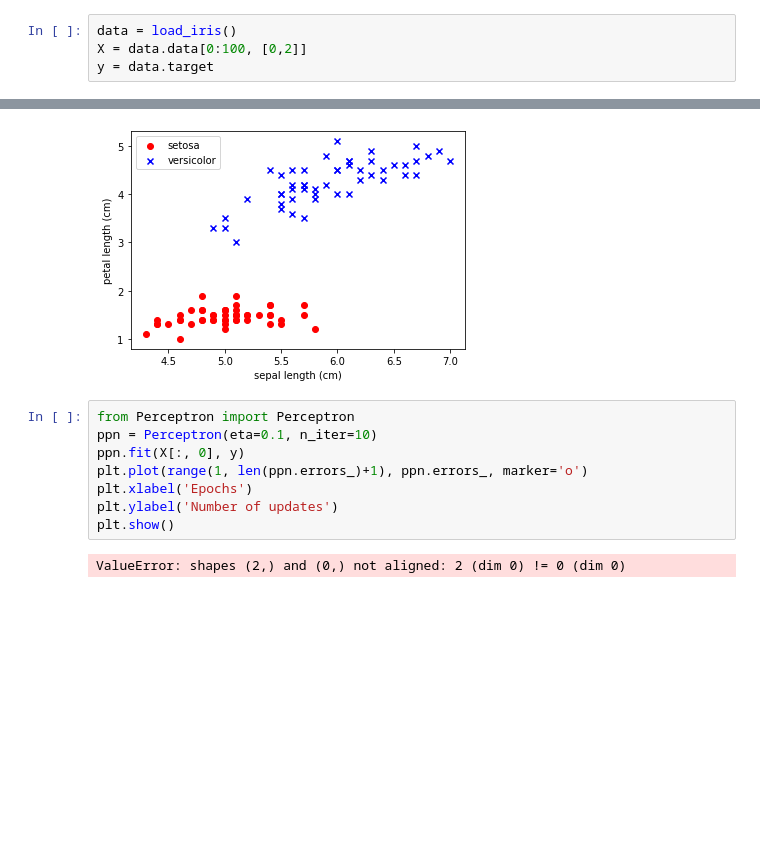
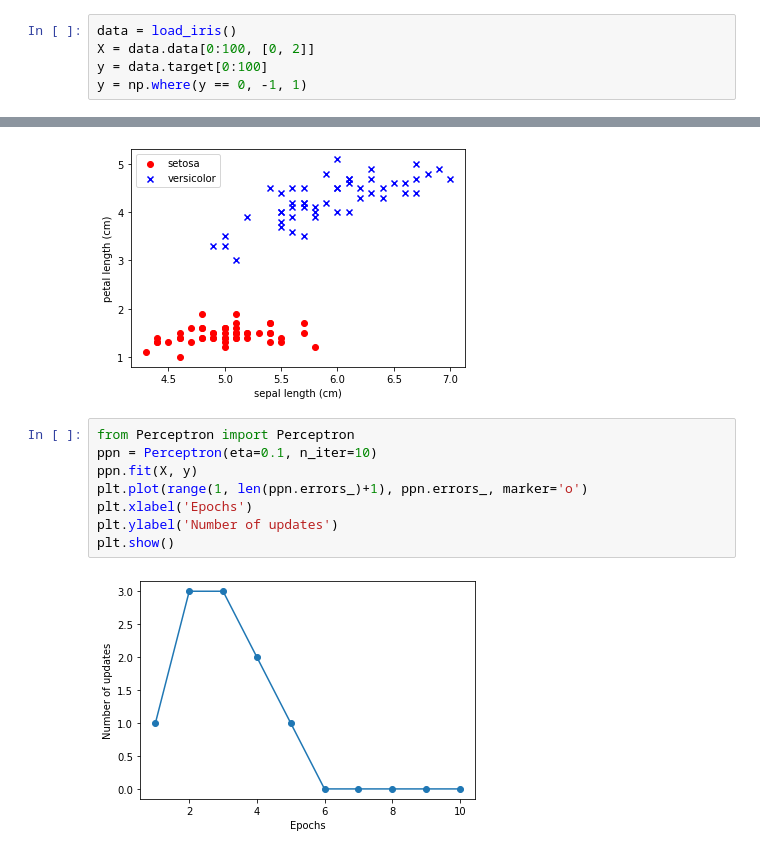
Before and after one commit to ProfFL028/TwilightStruggle, a Jupyter notebook: MachineLearning/PythonMachineLearning/perceptron.ipynb, the cells around one changed output, grey strips where cells are left out. Saved outputs shown, nothing was run; the diff lists cells and outputs as text; blank space fills up the shorter version.

```diff
--- a/MachineLearning/PythonMachineLearning/perceptron.ipynb
+++ b/MachineLearning/PythonMachineLearning/perceptron.ipynb
@@ -4,8 +4,9 @@ from sklearn.datasets import load_iris
 import numpy as np
 # %%
 data = load_iris()
-X = data.data[0:100, [0,2]]
-y = data.target
+X = data.data[0:100, [0, 2]]
+y = data.target[0:100]
+y = np.where(y == 0, -1, 1)
 # %%
 plt.scatter(X[:50, 0], X[:50, 1], color='red', marker='o', label='setosa')
 plt.scatter(X[50:, 0], X[50:, 1], color='blue', marker='x', label='versicolor')
@@ -18,10 +19,10 @@ plt.show()
 # %%
 from Perceptron import Perceptron
 ppn = Perceptron(eta=0.1, n_iter=10)
-ppn.fit(X[:, 0], y)
+ppn.fit(X, y)
 plt.plot(range(1, len(ppn.errors_)+1), ppn.errors_, marker='o')
 plt.xlabel('Epochs')
 plt.ylabel('Number of updates')
 plt.show()
 # %% [output]
-ValueError: shapes (2,) and (0,) not aligned: 2 (dim 0) != 0 (dim 0)
+[figure, added]
```
Also changed, not shown: parts of 1 cell of this notebook, 1 other file.
